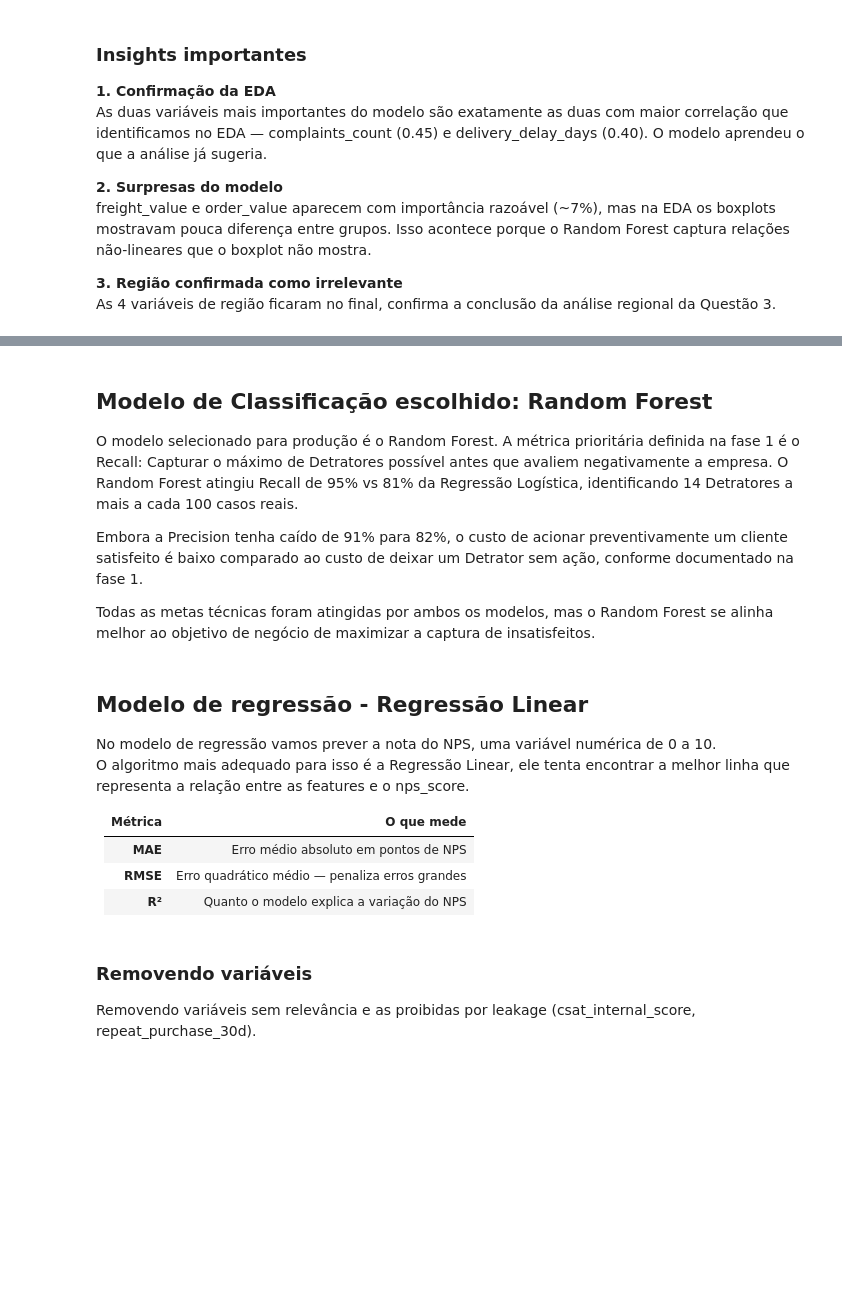
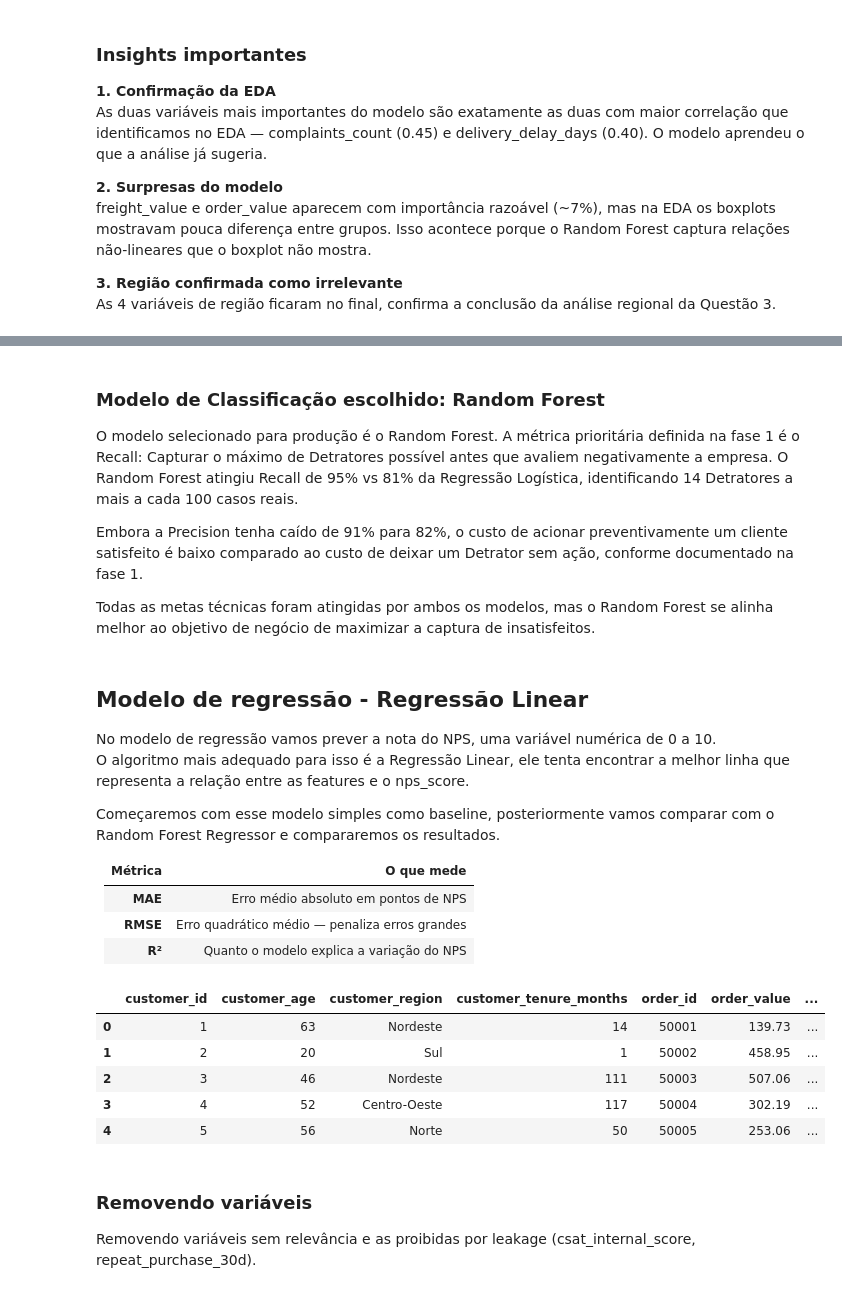
Before and after one commit to stvinicius/tech_challenge, a Jupyter notebook: 04_data_modeling.ipynb, the cells around one changed output, grey strips where cells are left out. Drawn from its saved outputs; the diff is of its cells as text; code cells hidden in the pictures; blank space fills up the shorter version.

```diff
--- a/04_data_modeling.ipynb
+++ b/04_data_modeling.ipynb
@@ -544,7 +609,7 @@ Classe 0 - Não Detrator piorou no Random Forest
 Recall caiu de 79% para 47%, o modelo está errando mais nos Não Detratores.
 Isso é esperado, ao aumentar o Recall dos Detratores, o modelo classifica mais clientes como Detrator.
 # %% [markdown]
-## **Modelo de Classificação escolhido: Random Forest**
+### **Modelo de Classificação escolhido: Random Forest**
 
 O modelo selecionado para produção é o Random Forest. A métrica prioritária definida na fase 1 é o Recall: Capturar o máximo de Detratores possível antes que avaliem negativamente a empresa. O Random Forest atingiu Recall de 95% vs 81% da Regressão Logística, identificando 14 Detratores a mais a cada 100 casos reais.
 
@@ -557,6 +622,8 @@ Todas as metas técnicas foram atingidas por ambos os modelos, mas o Random Fore
 No modelo de regressão vamos prever a nota do NPS, uma variável numérica de 0 a 10.
 O algoritmo mais adequado para isso é a Regressão Linear, ele tenta encontrar a melhor linha que representa a relação entre as features e o nps_score.
 
+Começaremos com esse modelo simples como baseline, posteriormente vamos comparar com o Random Forest Regressor e compararemos os resultados.
+
 | Métrica | O que mede |
 |---|---|
 | **MAE** | Erro médio absoluto em pontos de NPS |
@@ -565,15 +632,24 @@ O algoritmo mais adequado para isso é a Regressão Linear, ele tenta encontrar
 # %%
 # Libraries
 
 import pandas as pd
 import matplotlib.pyplot as plt
 import seaborn as sns
 import numpy as np
 
 # Loading .csv
 # Creating Target variable
 
 df = pd.read_csv("desafio_nps_fase_1.csv")
+
+df.head()
+# %% [output]
+|  | customer_id | customer_age | customer_region | customer_tenure_months | order_id | order_value | ... |
+| 0 | 1 | 63 | Nordeste | 14 | 50001 | 139.73 | ... |
+| 1 | 2 | 20 | Sul | 1 | 50002 | 458.95 | ... |
+| 2 | 3 | 46 | Nordeste | 111 | 50003 | 507.06 | ... |
+| 3 | 4 | 52 | Centro-Oeste | 117 | 50004 | 302.19 | ... |
+| 4 | 5 | 56 | Norte | 50 | 50005 | 253.06 | ... |
 # %% [markdown]
 ### Removendo variáveis
 
```
Also changed, not shown: parts of 39 cells of this notebook, 3 other files.
